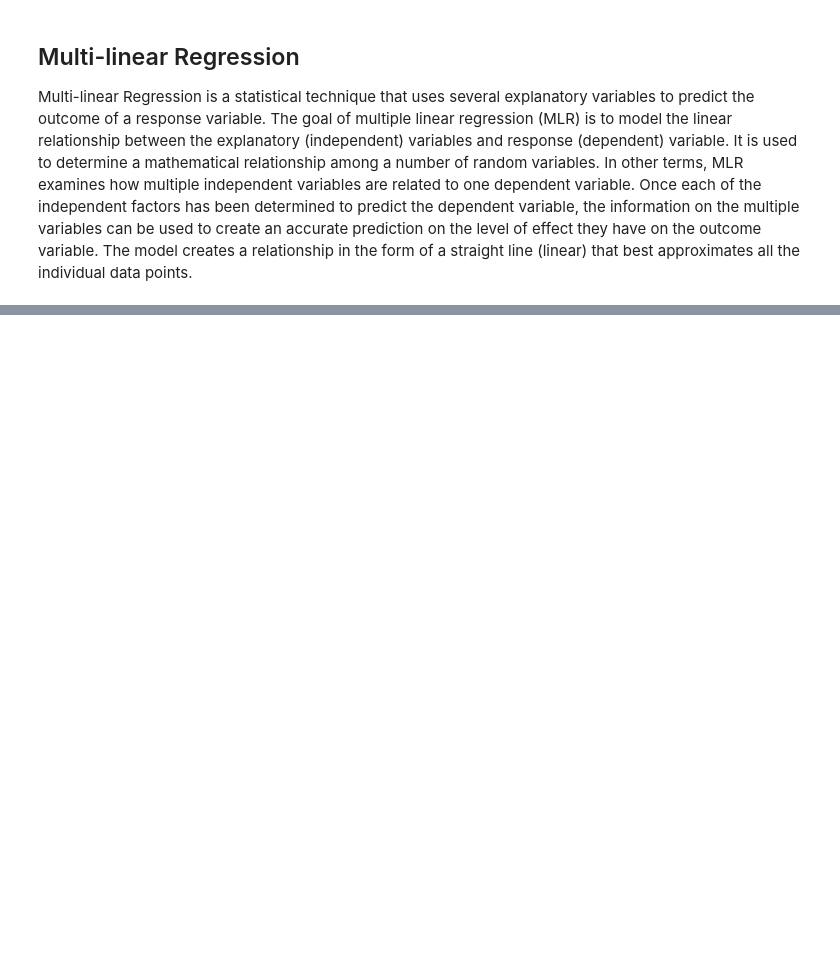
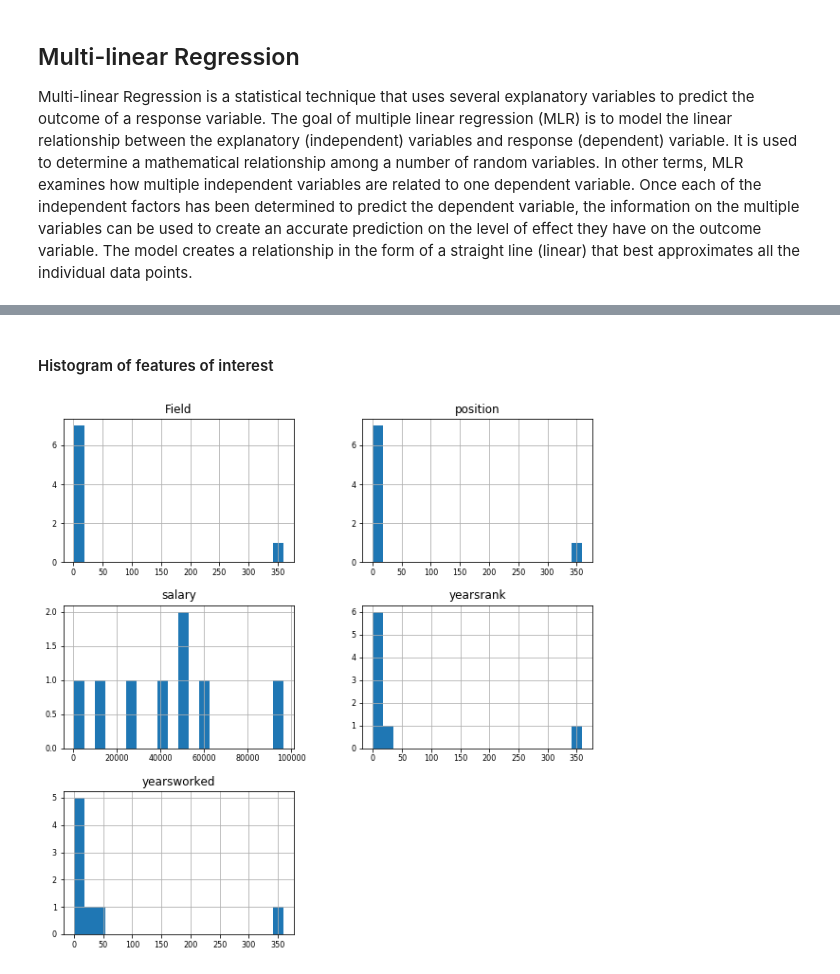
Before and after one commit to Sibusiso1995/Multi-linear-Regression, a Jupyter notebook: Untitled.ipynb, the cells around one changed output, grey strips where cells are left out. Cells and saved outputs as stored; diff of their text form; code cells hidden in the pictures; blank space fills up the shorter version.

```diff
--- a/Untitled.ipynb
+++ b/Untitled.ipynb
@@ -74,0 +73,4 @@ plt.show()
+# %%
+#descriptive statistics
+df3 = x_train[['salary','yearsworked','yearsrank','position','Field']].describe()
+df3
@@ -74,0 +87,9 @@ plt.show()
+# %% [markdown]
+#### Histogram of features of interest
+# %%
+#Plotting histograms of features of interest
+df3.hist(figsize=(10, 10),bins=20,
+         xlabelsize=8, ylabelsize=8)
+plt.show()
+# %% [output]
+[figure, added]
```
Also changed, not shown: parts of 20 cells of this notebook.
